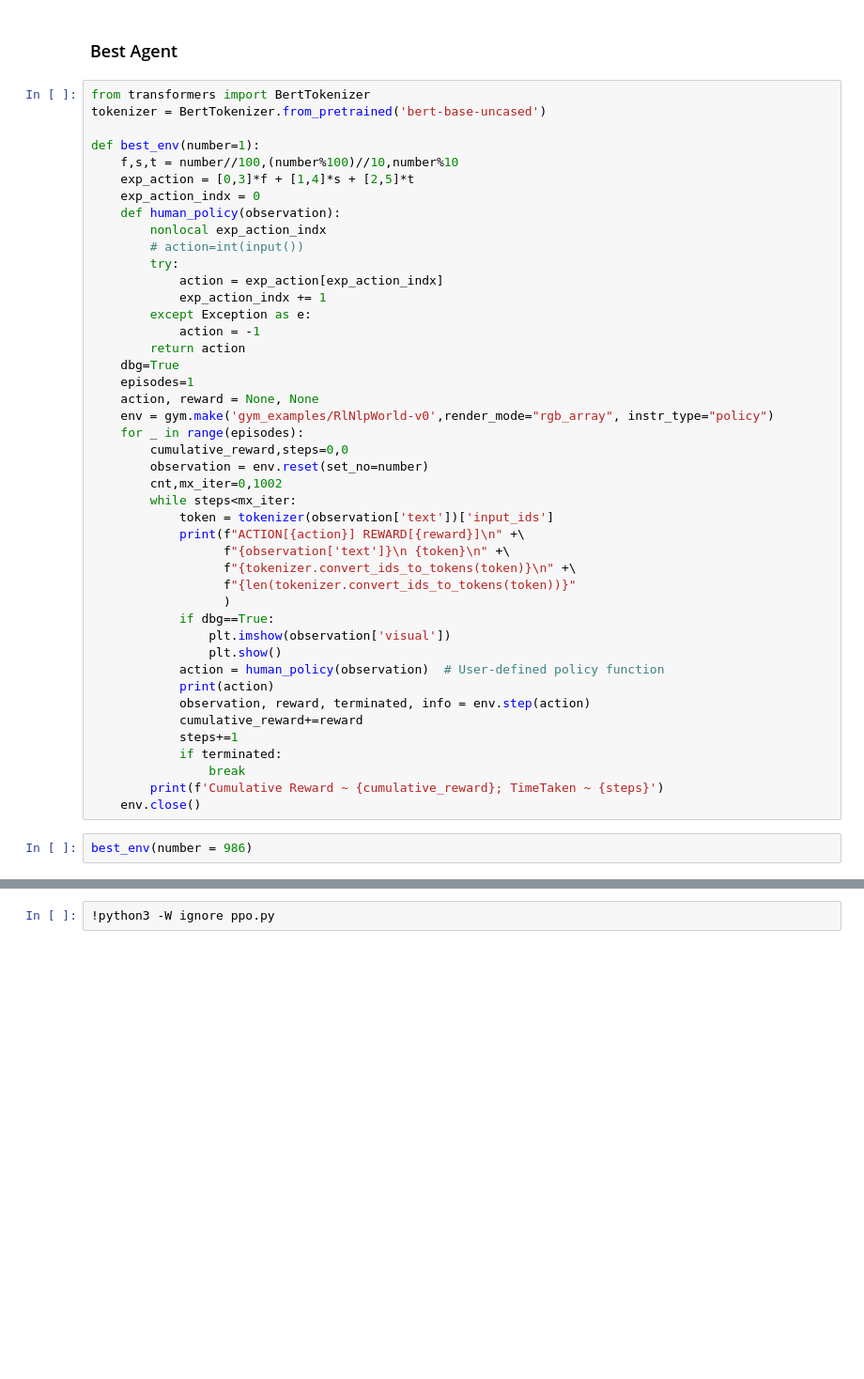
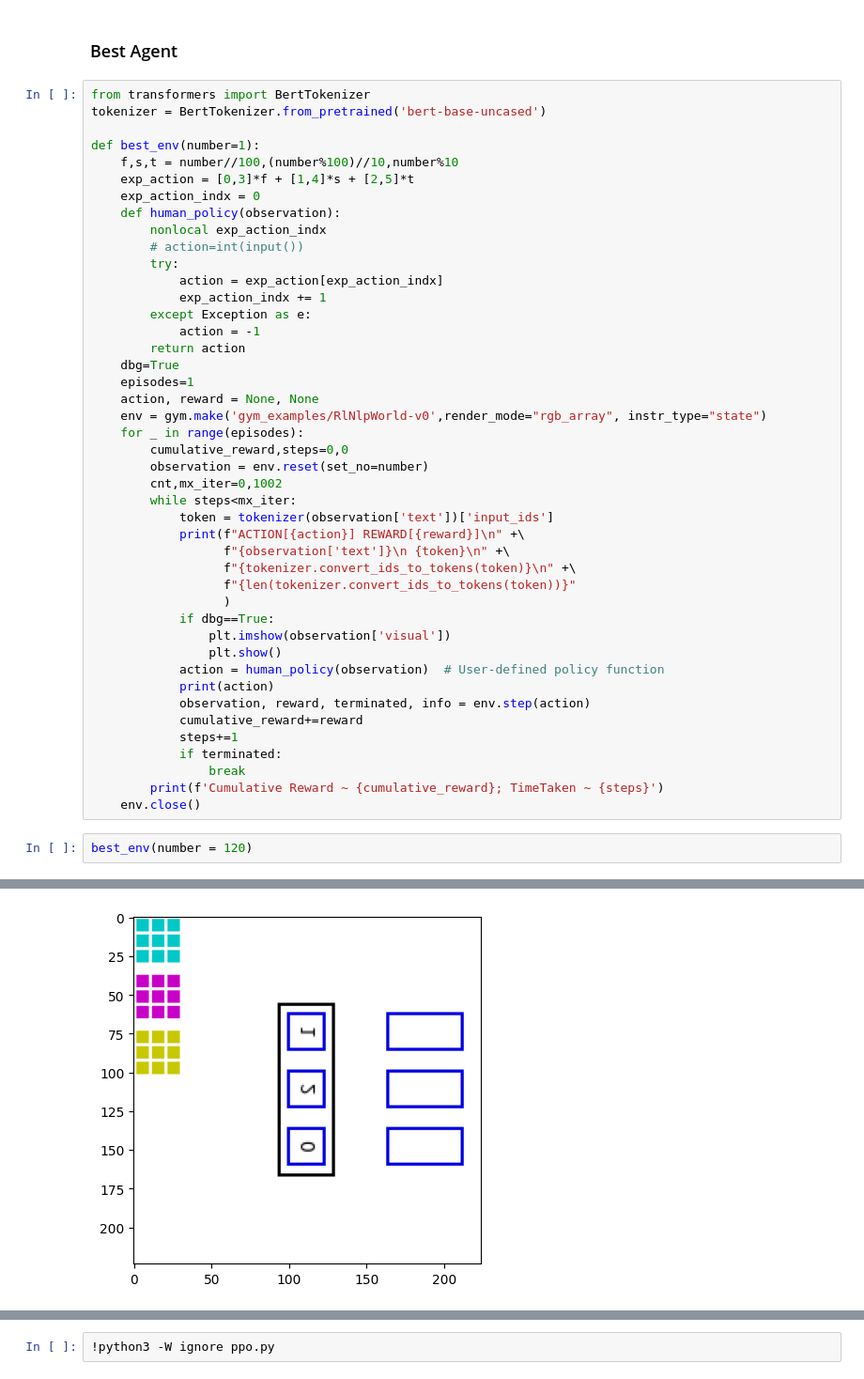
Before and after one commit to tirthankarCU/NumberLearningInChildren_ML, a Jupyter notebook: ppo_run.ipynb, the cells around one changed output, grey strips where cells are left out. Shown at 94% size. Cells and saved outputs as stored; diff of their text form; blank space fills up the shorter version.

```diff
--- a/ppo_run.ipynb
+++ b/ppo_run.ipynb
@@ -196,7 +196,7 @@ def best_env(number=1):
     dbg=True
     episodes=1
     action, reward = None, None
-    env = gym.make('gym_examples/RlNlpWorld-v0',render_mode="rgb_array", instr_type="policy")
+    env = gym.make('gym_examples/RlNlpWorld-v0',render_mode="rgb_array", instr_type="state")
     for _ in range(episodes):
         cumulative_reward,steps=0,0
         observation = env.reset(set_no=number)
@@ -221,5 +221,5 @@ def best_env(number=1):
         print(f'Cumulative Reward ~ {cumulative_reward}; TimeTaken ~ {steps}')
     env.close()
 # %%
-best_env(number = 986)
+best_env(number = 120)
 # %% [output]
@@ -227,0 +231 @@ Implementing implicit namespace packages (as specified in PEP 420) is preferred
+[figure, new version]
```
Also changed, not shown: parts of 1 cell of this notebook, 4 other files.
